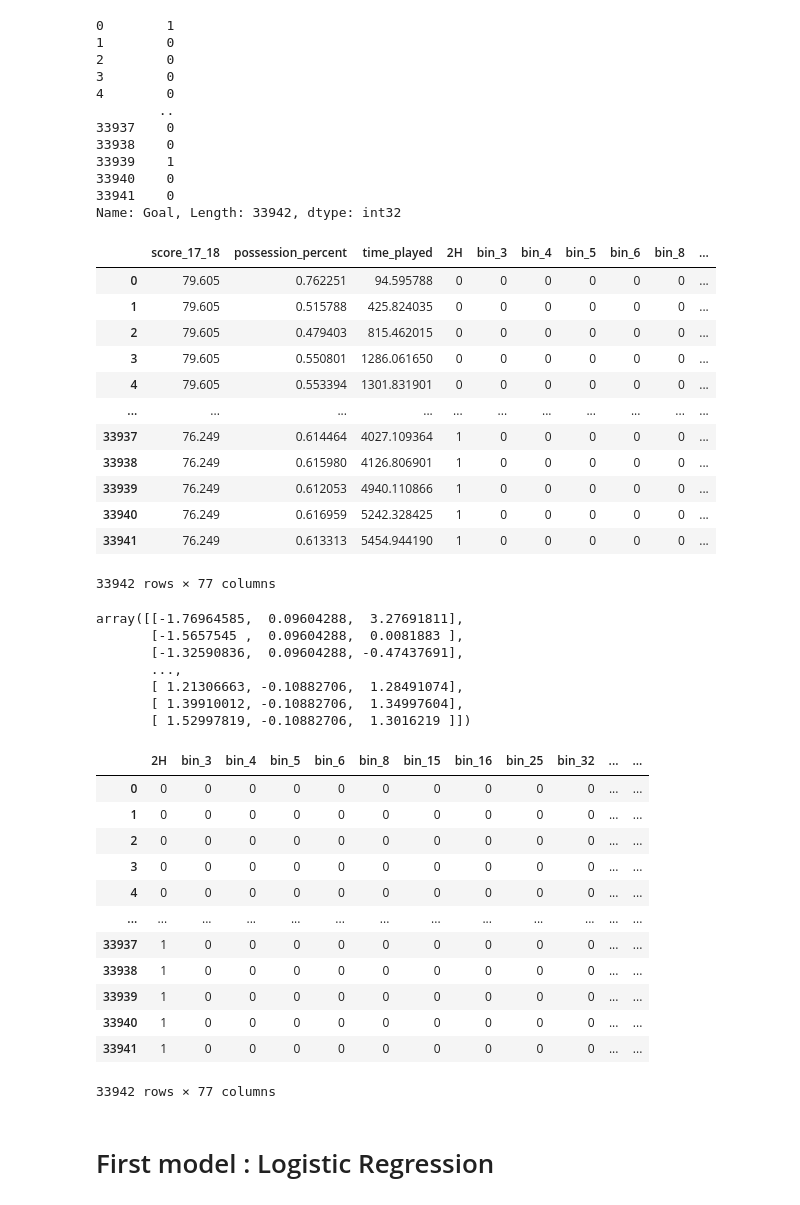
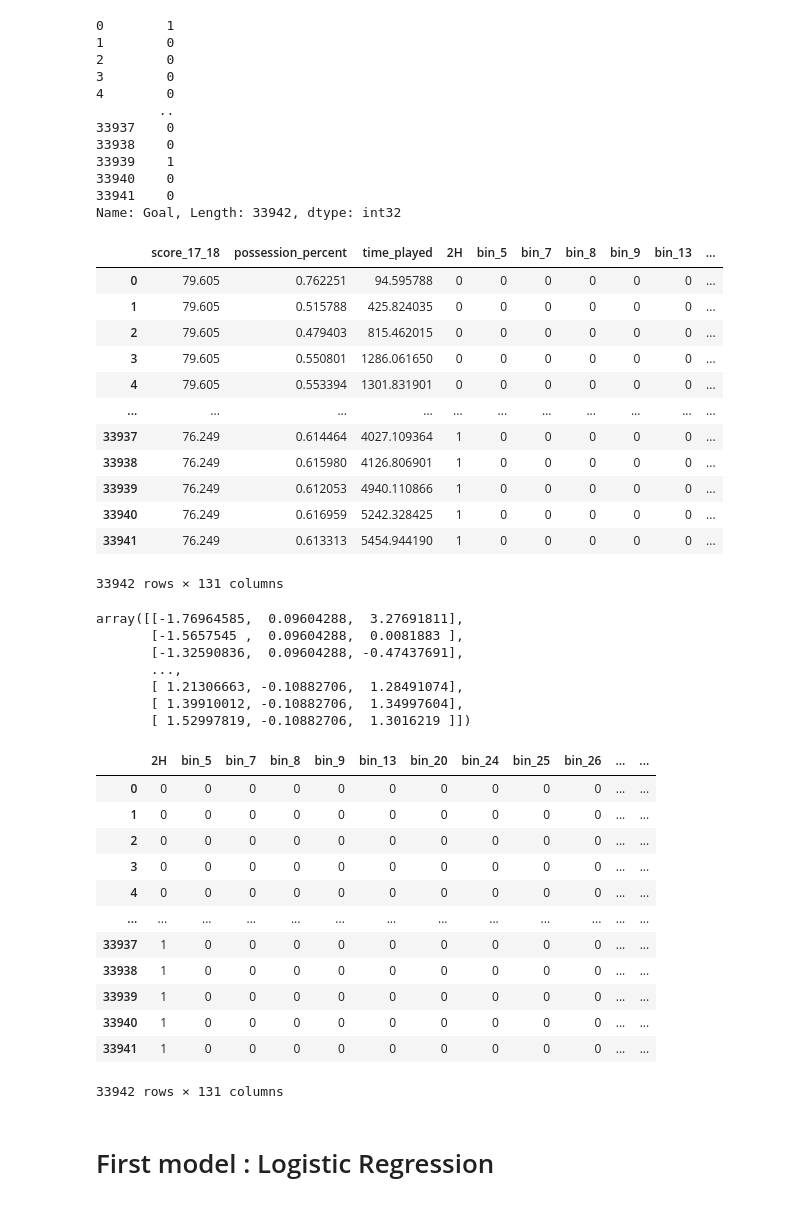
Before and after one commit to Anhali/xG_model-_python, a Jupyter notebook: xG_model.ipynb, the cells around one changed output. Drawn from its saved outputs; the diff is of its cells as text; code cells hidden in the pictures.

```diff
--- a/xG_model.ipynb
+++ b/xG_model.ipynb
@@ -477,24 +336,6 @@ time_played           float64
 1H                      int32
 2H                      int32
 dtype: object
-# %%
-def coords_to_bins(df, x_col, y_col, bins=(10, 10)):
-    # Calculate bin edges
-    x_edges = np.linspace(0, 100, bins[0] + 1)
-    y_edges = np.linspace(0, 100, bins[1] + 1)
-
-    # Convert coordinates to bins using pd.cut
-    bin_x = pd.cut(df[x_col], x_edges, right=False, labels=np.arange(0, bins[0]))
-    bin_y = pd.cut(df[y_col], y_edges, right=False, labels=np.arange(0, bins[1]))
-
-    # Handle the edge case where x or y equals 100
-    bin_x = bin_x.fillna(bins[0] - 1).astype(int)
-    bin_y = bin_y.fillna(bins[1] - 1).astype(int)
-
-    # Calculate the bin number
-    bin_number = bin_x * bins[1] + bin_y
-
-    return  bin_number
 # %%
 shots_model['bins'] =coords_to_bins(shots_model, 'X', 'Y')
 shots_model
@@ -594,7 +435,7 @@ Name: Goal, Length: 33942, dtype: int32
 X = shots_model.drop(columns=['Goal'])
 X
 # %% [output]
-|  | score_17_18 | possession_percent | time_played | 2H | bin_3 | bin_4 | bin_5 | bin_6 | bin_8 | ... |
+|  | score_17_18 | possession_percent | time_played | 2H | bin_5 | bin_7 | bin_8 | bin_9 | bin_13 | ... |
 | 0 | 79.605 | 0.762251 | 94.595788 | 0 | 0 | 0 | 0 | 0 | 0 | ... |
 | 1 | 79.605 | 0.515788 | 425.824035 | 0 | 0 | 0 | 0 | 0 | 0 | ... |
 | 2 | 79.605 | 0.479403 | 815.462015 | 0 | 0 | 0 | 0 | 0 | 0 | ... |
@@ -606,7 +447,7 @@ X
 | 33939 | 76.249 | 0.612053 | 4940.110866 | 1 | 0 | 0 | 0 | 0 | 0 | ... |
 | 33940 | 76.249 | 0.616959 | 5242.328425 | 1 | 0 | 0 | 0 | 0 | 0 | ... |
 | 33941 | 76.249 | 0.613313 | 5454.944190 | 1 | 0 | 0 | 0 | 0 | 0 | ... |
-33942 rows × 77 columns
+33942 rows × 131 columns
 # %%
 # Scaling the numeric continous features in our data set
 from sklearn.preprocessing import StandardScaler
@@ -627,18 +468,18 @@ array([[-1.76964585,  0.09604288,  3.27691811],
 # %%
 # Dropping the original continuous columns in the dataframe
 X = X.drop(['time_played','score_17_18','possession_percent'], axis=1)
 
 # Adding scaled columns to our dataset
-X['score_17_18'] = X_scaled[:,0]
-X['possession_percent'] = X_scaled[:,1]
-X['time_played'] = X_scaled[:,2]
+X['time_played'] = X_scaled[:,0]
+X['score_17_18'] = X_scaled[:,1]
+X['possession_percent'] = X_scaled[:,2]
 
 
 
 # Finalized Feature Dataset
 X
 # %% [output]
-|  | 2H | bin_3 | bin_4 | bin_5 | bin_6 | bin_8 | bin_15 | bin_16 | bin_25 | bin_32 | ... | ... |
+|  | 2H | bin_5 | bin_7 | bin_8 | bin_9 | bin_13 | bin_20 | bin_24 | bin_25 | bin_26 | ... | ... |
 | 0 | 0 | 0 | 0 | 0 | 0 | 0 | 0 | 0 | 0 | 0 | ... | ... |
 | 1 | 0 | 0 | 0 | 0 | 0 | 0 | 0 | 0 | 0 | 0 | ... | ... |
 | 2 | 0 | 0 | 0 | 0 | 0 | 0 | 0 | 0 | 0 | 0 | ... | ... |
@@ -650,7 +491,7 @@ X
 | 33939 | 1 | 0 | 0 | 0 | 0 | 0 | 0 | 0 | 0 | 0 | ... | ... |
 | 33940 | 1 | 0 | 0 | 0 | 0 | 0 | 0 | 0 | 0 | 0 | ... | ... |
 | 33941 | 1 | 0 | 0 | 0 | 0 | 0 | 0 | 0 | 0 | 0 | ... | ... |
-33942 rows × 77 columns
+33942 rows × 131 columns
 # %% [markdown]
 # First model : Logistic Regression
 # %%
```
Also changed, not shown: parts of 31 cells of this notebook.
